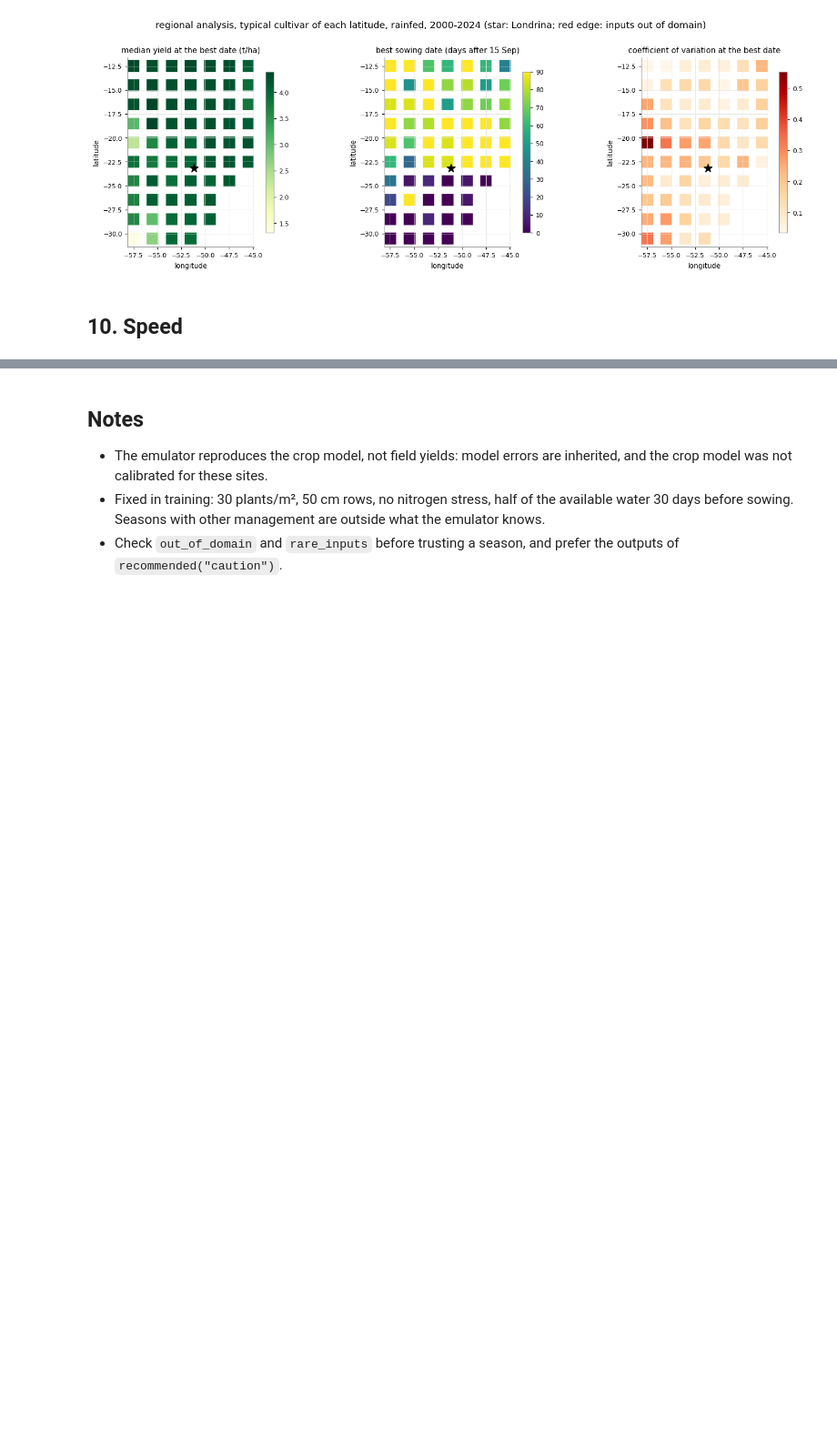
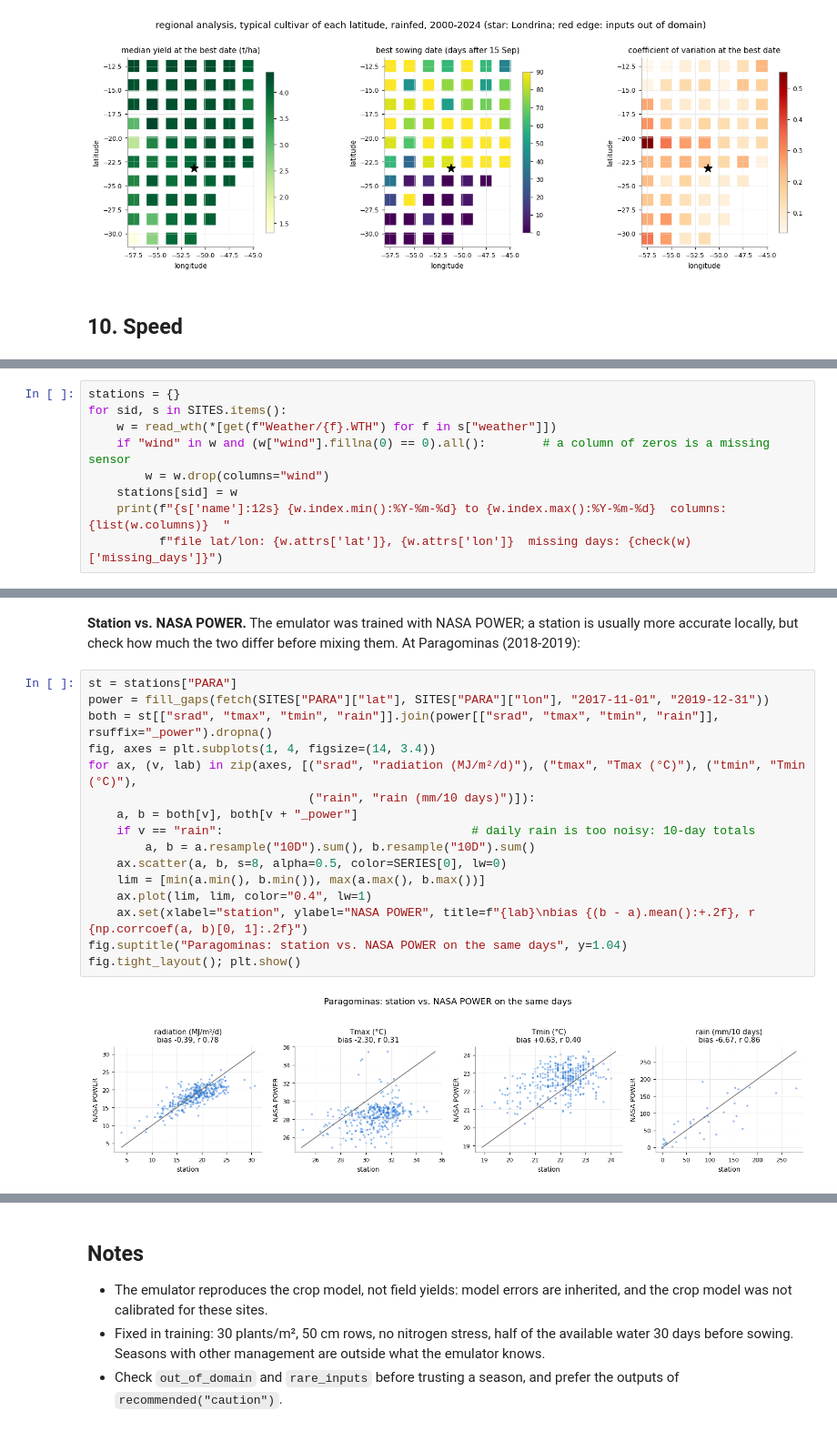
Before and after one commit to fcoliveira-utfpr/emulator_crop, a Jupyter notebook: examples/aquacrop_soybean.ipynb, the cells around one changed output, grey strips where cells are left out. Shown at 91% size. Cells and saved outputs as stored; diff of their text form; blank space fills up the shorter version.

```diff
--- a/examples/aquacrop_soybean.ipynb
+++ b/examples/aquacrop_soybean.ipynb
@@ -543,0 +629,9 @@ the crop model itself takes ~0.1-1 s per season (plus writing and reading its fi
+# %%
+stations = {}
+for sid, s in SITES.items():
+    w = read_wth(*[get(f"Weather/{f}.WTH") for f in s["weather"]])
+    if "wind" in w and (w["wind"].fillna(0) == 0).all():        # a column of zeros is a missing sensor
+        w = w.drop(columns="wind")
+    stations[sid] = w
+    print(f"{s['name']:12s} {w.index.min():%Y-%m-%d} to {w.index.max():%Y-%m-%d}  columns: {list(w.columns)}  "
+          f"file lat/lon: {w.attrs['lat']}, {w.attrs['lon']}  missing days: {check(w)['missing_days']}")
@@ -543,0 +643,21 @@ the crop model itself takes ~0.1-1 s per season (plus writing and reading its fi
+# %% [markdown]
+**Station vs. NASA POWER.** The emulator was trained with NASA POWER; a station is usually more
+accurate locally, but check how much the two differ before mixing them. At Paragominas (2018-2019):
+# %%
+st = stations["PARA"]
+power = fill_gaps(fetch(SITES["PARA"]["lat"], SITES["PARA"]["lon"], "2017-11-01", "2019-12-31"))
+both = st[["srad", "tmax", "tmin", "rain"]].join(power[["srad", "tmax", "tmin", "rain"]], rsuffix="_power").dropna()
+fig, axes = plt.subplots(1, 4, figsize=(14, 3.4))
+for ax, (v, lab) in zip(axes, [("srad", "radiation (MJ/m²/d)"), ("tmax", "Tmax (°C)"), ("tmin", "Tmin (°C)"),
+                               ("rain", "rain (mm/10 days)")]):
+    a, b = both[v], both[v + "_power"]
+    if v == "rain":                                   # daily rain is too noisy: 10-day totals
+        a, b = a.resample("10D").sum(), b.resample("10D").sum()
+    ax.scatter(a, b, s=8, alpha=0.5, color=SERIES[0], lw=0)
+    lim = [min(a.min(), b.min()), max(a.max(), b.max())]
+    ax.plot(lim, lim, color="0.4", lw=1)
+    ax.set(xlabel="station", ylabel="NASA POWER", title=f"{lab}\nbias {(b - a).mean():+.2f}, r {np.corrcoef(a, b)[0, 1]:.2f}")
+fig.suptitle("Paragominas: station vs. NASA POWER on the same days", y=1.04)
+fig.tight_layout(); plt.show()
+# %% [output]
+[figure, added]
```
Also changed, not shown: parts of 27 cells of this notebook, 19 other files.
